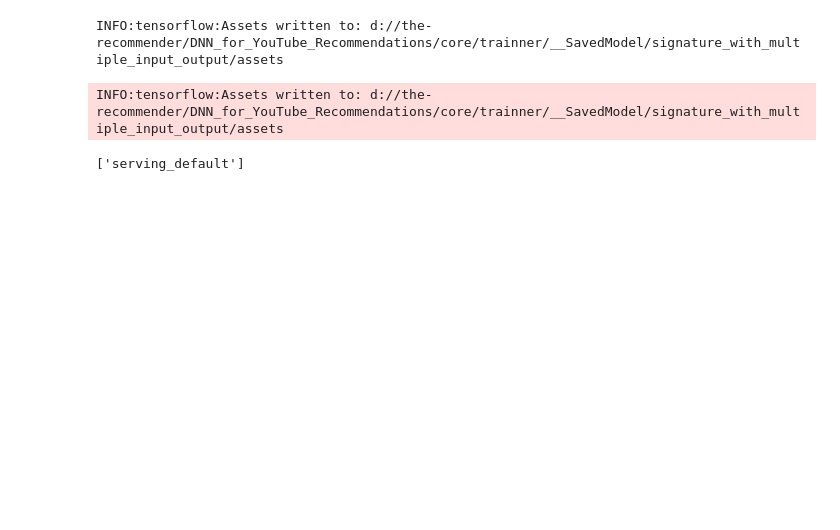
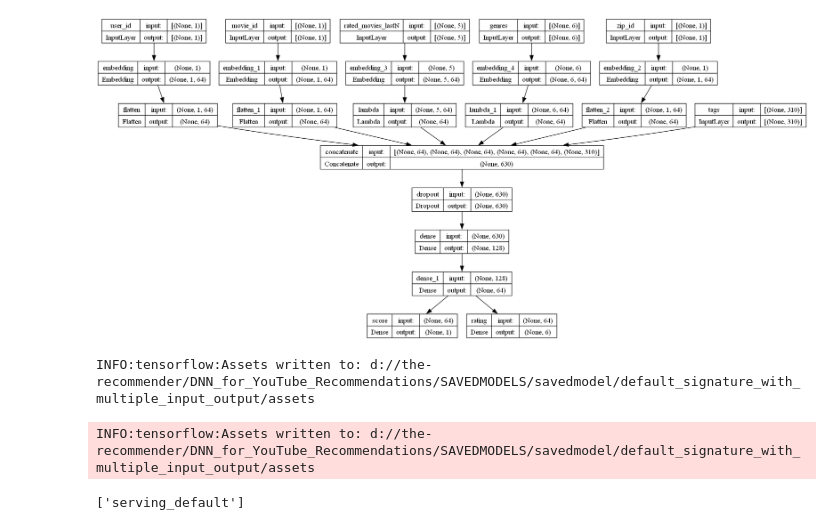
Before and after one commit to solidglue/DNN_for_YouTube_Recommendations, a Jupyter notebook: core/trainner/trainner_cpu_test.ipynb, the cells around one changed output. Saved outputs shown, nothing was run; the diff lists cells and outputs as text; code cells hidden in the pictures; blank space fills up the shorter version.

```diff
--- a/core/trainner/trainner_cpu_test.ipynb
+++ b/core/trainner/trainner_cpu_test.ipynb
@@ -1,19 +60,21 @@
+# %%
+#加载数据集
+data_loader = Ml1mDataset()
+data_X, data_y = data_loader.load_ml1m(parsed_args)
 # %%
-import sys
-sys.path.append('d://the-recommender/DNN_for_YouTube_Recommendations')
+#构造样本
 
-from sample import ml1m_sample
-from sample import ml1m_sample_tfrecord
-from trainner_cpu import TrainnerCPU
-import tensorflow as tf
+#初始化
+trainner = TrainnerCPU()
+signature = SaveModelSignatures()
+sample_num = 200000
 
-##create sample - 读取原始文件构造
-sample_x, sample_y = ml1m_sample.Ml1mSample().ranking_sample()
-train_dataset = ml1m_sample_tfrecord.Ml1mTFRecordSample().tfrecord_sample(sample_x[:10000], sample_y[:10000], True) #.tfrecord_sample() #从tfrecord读取样本
+#从原始数据集构造样本,并转换为tfrecord格式
+train_dataset = ml1m_sample_tfrecord.Ml1mTFRecordSample().tfrecord_sample(data_X[:sample_num], data_y[:sample_num], True, parsed_args)
 
-##直接从tfrecord文件读取
-#train_dataset = ml1m_sample_tfrecord.Ml1mTFRecordSample().tfrecord_sample()
+##直接从tfrecord文件读取样本
+#train_dataset = ml1m_sample_tfrecord.Ml1mTFRecordSample().tfrecord_sample(parsed_args)
 
 count = train_dataset.take(-1).reduce(tf.constant(0), lambda x, _: x + 1).numpy()
-print(count)
+count
 # %% [output]
@@ -64,4 +123,4 @@ WARNING:tensorflow:From c:\Users\yuanshuai\AppData\Local\anaconda3\envs\tensorfl
 # %%
 #训练模型
-model = TrainnerCPU().train_loop(train_dataset)
+model = trainner.train_loop(train_dataset, parsed_args)
 # %% [output]
@@ -71,8 +144,13 @@ WARNING:tensorflow:From c:\Users\yuanshuai\AppData\Local\anaconda3\envs\tensorfl
+# %%
+#模型可视化
+keras.utils.plot_model(model, "multi_input_and_output_model.png", show_shapes=True)
+# %% [output]
+[figure, added]
 # %%
 ## 默认签名
 #保存模型
-TrainnerCPU().save_model(model)
+signature.save_model(model, parsed_args["export_path"])
 # %% [output]
-INFO:tensorflow:Assets written to: d://the-recommender/DNN_for_YouTube_Recommendations/core/trainner/__SavedModel/signature_with_multiple_input_output/assets
+INFO:tensorflow:Assets written to: d://the-recommender/DNN_for_YouTube_Recommendations/SAVEDMODELS/savedmodel/default_signature_with_multiple_input_output/assets
-INFO:tensorflow:Assets written to: d://the-recommender/DNN_for_YouTube_Recommendations/core/trainner/__SavedModel/signature_with_multiple_input_output/assets
+INFO:tensorflow:Assets written to: d://the-recommender/DNN_for_YouTube_Recommendations/SAVEDMODELS/savedmodel/default_signature_with_multiple_input_output/assets
 # %%
```
Also changed, not shown: parts of 14 cells of this notebook, 30 other files.
